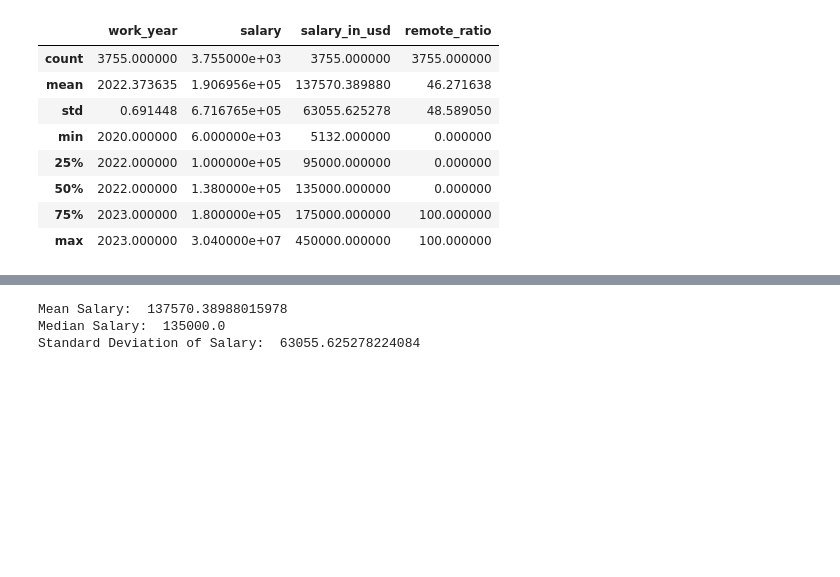
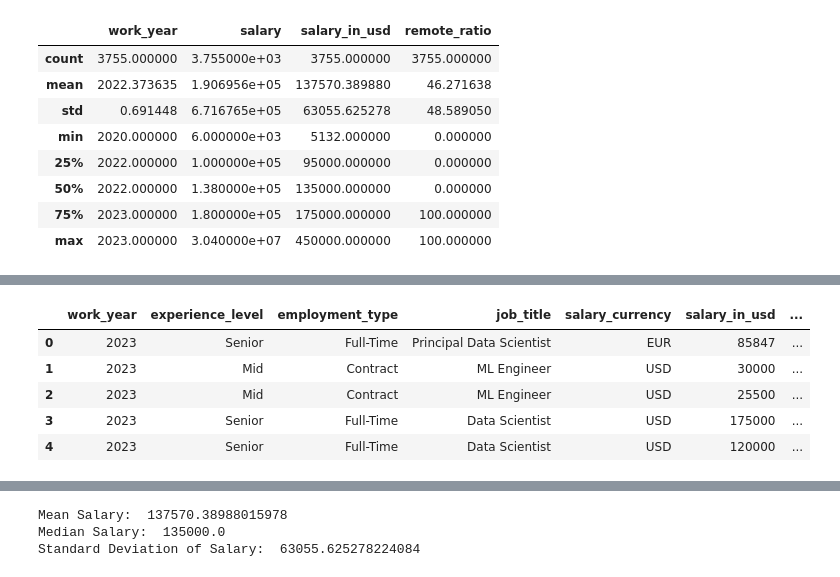
Before and after one commit to georgemcculloch/Data-Science-Salary-Analysis, a Jupyter notebook: data salaries.ipynb, the cells around one changed output, grey strips where cells are left out. Drawn from its saved outputs; the diff is of its cells as text; code cells hidden in the pictures; blank space fills up the shorter version.

```diff
--- a/data salaries.ipynb
+++ b/data salaries.ipynb
@@ -75,3 +87,12 @@ df.head(10)
 # %%
-# replace employment type abbreviations
+# replace employment type and company size abbreviations
 df['employment_type'] = df['employment_type'].replace({'FT': 'Full-Time', 'PT': 'Part-Time', 'FL': 'Freelance', 'CT': 'Contract'})
+df['company_size'] = df['company_size'].replace({'L': 'Large', 'M': 'Medium', 'S': 'Small'})
+df.head()
+# %% [output]
+|  | work_year | experience_level | employment_type | job_title | salary_currency | salary_in_usd | ... |
+| 0 | 2023 | Senior | Full-Time | Principal Data Scientist | EUR | 85847 | ... |
+| 1 | 2023 | Mid | Contract | ML Engineer | USD | 30000 | ... |
+| 2 | 2023 | Mid | Contract | ML Engineer | USD | 25500 | ... |
+| 3 | 2023 | Senior | Full-Time | Data Scientist | USD | 175000 | ... |
+| 4 | 2023 | Senior | Full-Time | Data Scientist | USD | 120000 | ... |
```
Also changed, not shown: parts of 19 cells of this notebook.
